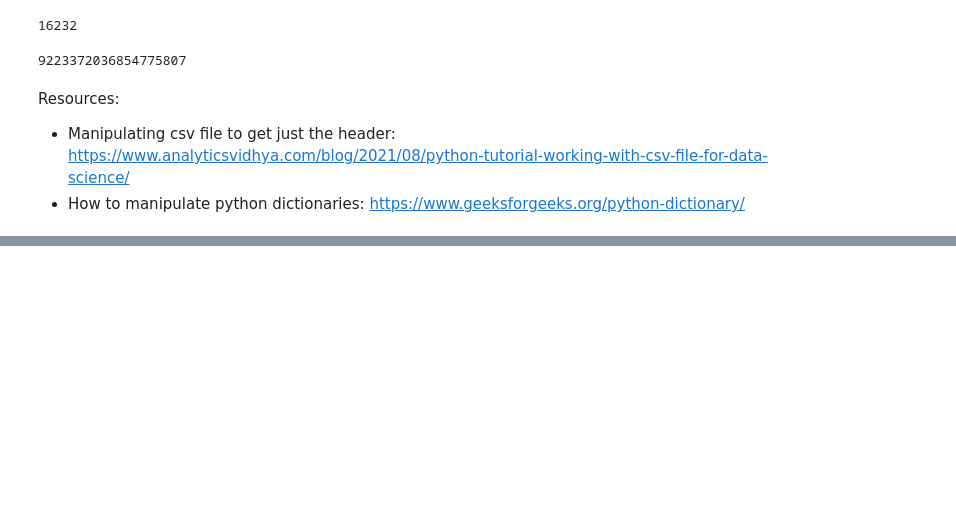
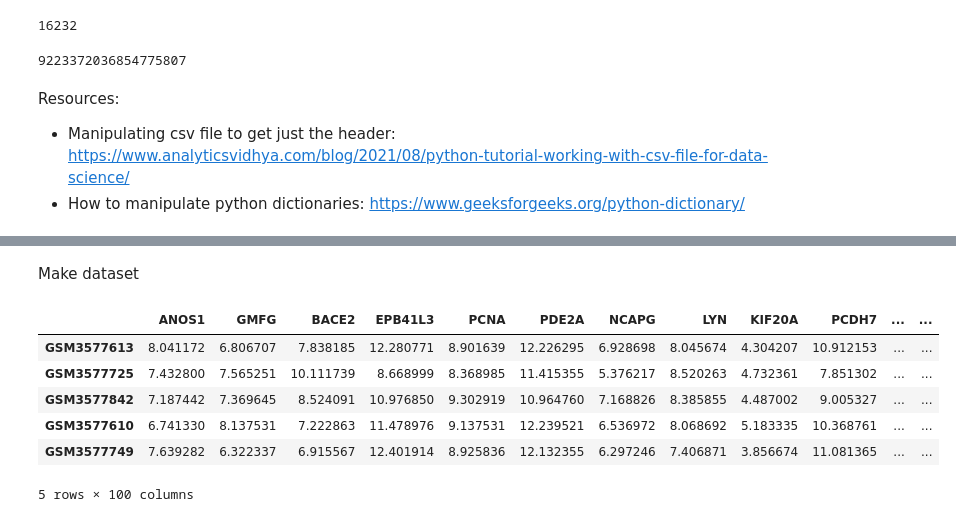
Before and after one commit to tessaSlice/Gene-Regression-Analysis, a Jupyter notebook: Data Interpretation.ipynb, the cells around one changed output, grey strips where cells are left out. Saved outputs shown, nothing was run; the diff lists cells and outputs as text; code cells hidden in the pictures; blank space fills up the shorter version.

```diff
--- a/Data Interpretation.ipynb
+++ b/Data Interpretation.ipynb
@@ -203,0 +461,14 @@ Resources:
+# %% [markdown]
+Make dataset
+# %%
+# create 70/30 split
+shuffledData = selectDf.sample(frac=1, random_state=42)
+shuffledData.head()
+# %% [output]
+|  | ANOS1 | GMFG | BACE2 | EPB41L3 | PCNA | PDE2A | NCAPG | LYN | KIF20A | PCDH7 | ... | ... |
+| GSM3577613 | 8.041172 | 6.806707 | 7.838185 | 12.280771 | 8.901639 | 12.226295 | 6.928698 | 8.045674 | 4.304207 | 10.912153 | ... | ... |
+| GSM3577725 | 7.432800 | 7.565251 | 10.111739 | 8.668999 | 8.368985 | 11.415355 | 5.376217 | 8.520263 | 4.732361 | 7.851302 | ... | ... |
+| GSM3577842 | 7.187442 | 7.369645 | 8.524091 | 10.976850 | 9.302919 | 10.964760 | 7.168826 | 8.385855 | 4.487002 | 9.005327 | ... | ... |
+| GSM3577610 | 6.741330 | 8.137531 | 7.222863 | 11.478976 | 9.137531 | 12.239521 | 6.536972 | 8.068692 | 5.183335 | 10.368761 | ... | ... |
+| GSM3577749 | 7.639282 | 6.322337 | 6.915567 | 12.401914 | 8.925836 | 12.132355 | 6.297246 | 7.406871 | 3.856674 | 11.081365 | ... | ... |
+5 rows × 100 columns
```
Also changed, not shown: parts of 23 cells of this notebook.
